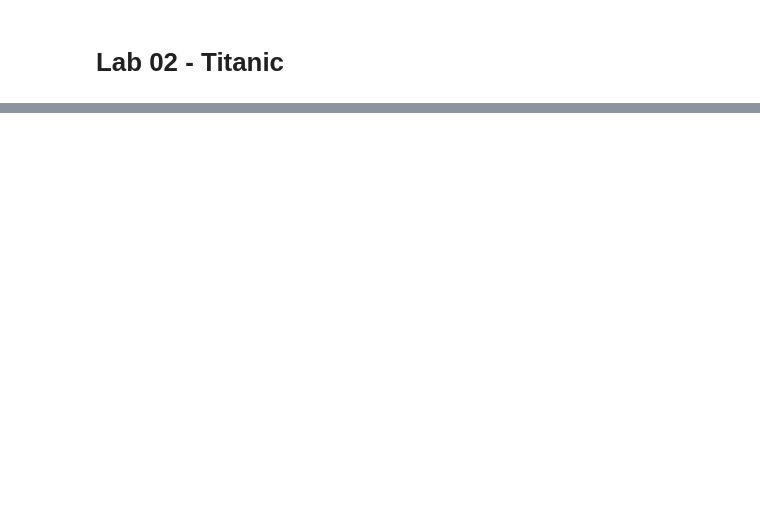
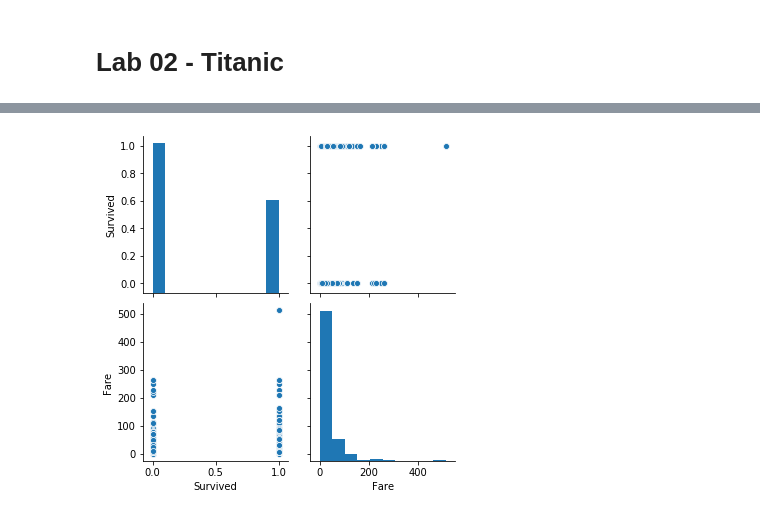
Before and after one commit to USF-CS-663-Spring-2020/lab-02-titanic-DomingoWong, a Jupyter notebook: titanic.ipynb, the cells around one changed output, grey strips where cells are left out. Drawn from its saved outputs; the diff is of its cells as text; code cells hidden in the pictures; blank space fills up the shorter version.

```diff
--- a/titanic.ipynb
+++ b/titanic.ipynb
@@ -25,0 +61,6 @@ import matplotlib.pyplot as plt
+# %%
+sur_fare_df = df[['Survived','Fare']]
+sns.pairplot(sur_fare_df, kind="scatter")
+plt.show()
+# %% [output]
+[figure, added]
```
Also changed, not shown: parts of 11 cells of this notebook.
